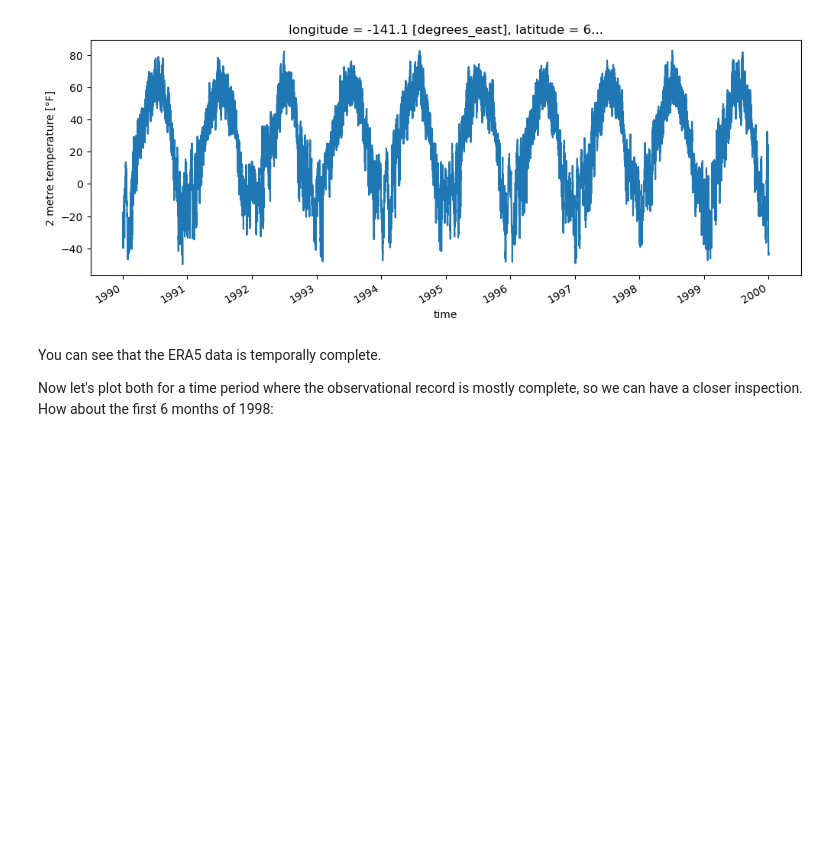
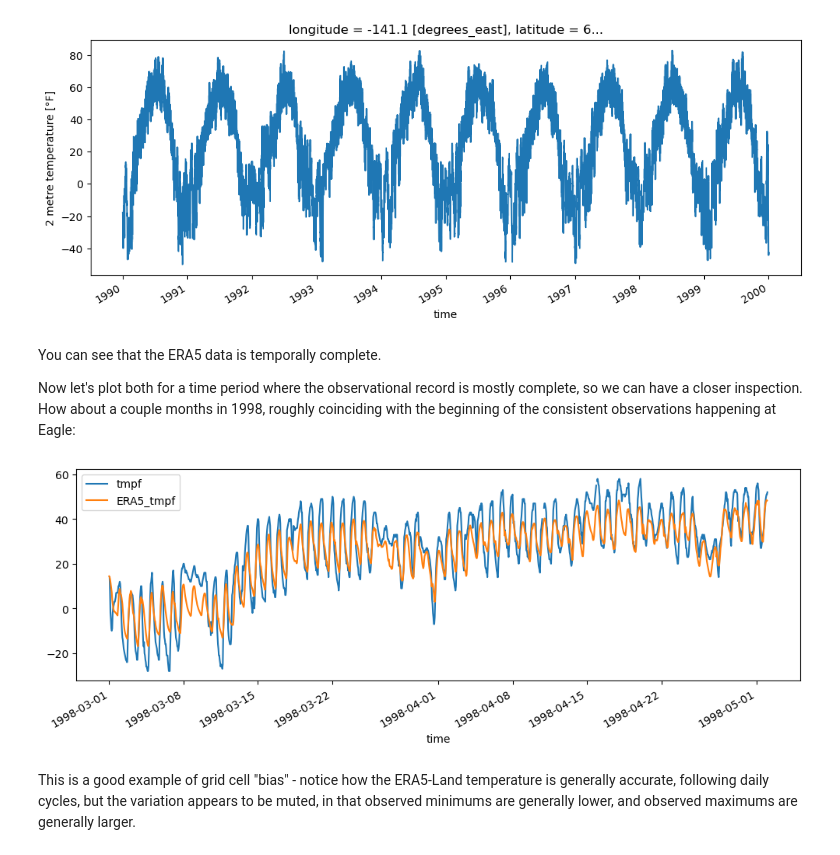
Before and after one commit to ua-snap/ardac-toolbox, a Jupyter notebook: notebooks/bias_correction.ipynb, the cells around one changed output. Saved outputs shown, nothing was run; the diff lists cells and outputs as text; code cells hidden in the pictures; blank space fills up the shorter version.

```diff
--- a/notebooks/bias_correction.ipynb
+++ b/notebooks/bias_correction.ipynb
@@ -109,5 +111,7 @@ The ERA5 2m air temperature data is in Kelvin, so we will want to convert to Fah
 # %%
 t2mF = units.convert_units_to(ds.t2m, "degF")
+# load the data into memory so it's no longer a dask array
+t2mF = t2mF.load()
 t2mF.plot(figsize=(12, 4))
 # %% [output]
 [<matplotlib.lines.Line2D at 0x...>]
@@ -115,4 +119,24 @@ t2mF.plot(figsize=(12, 4))
 # %% [markdown]
 You can see that the ERA5 data is temporally complete.
 
-Now let's plot both for a time period where the observational record is mostly complete, so we can have a closer inspection. How about the first 6 months of 1998:
+Now let's plot both for a time period where the observational record is mostly complete, so we can have a closer inspection. How about a couple months in 1998, roughly coinciding with the beginning of the consistent observations happening at Eagle:
+# %%
+# first we are just pulling out that ERA5 data into a dataframe for a more consistent plotting
+# set an example time slice
+ex_slice = slice("1998-03-01", "1998-05-01")
+era5_srs = t2mF.sel(
+    time=ex_slice,
+    latitude=t2mF.latitude.values[0],
+    longitude=t2mF.longitude.values[0],
+).to_pandas()
+era5_srs.name = "ERA5_tmpf"
+era5_df = pd.DataFrame(era5_srs)
+
+fig, ax = plt.subplots(1, 1, figsize=(12, 4))
+df.loc[ex_slice].plot(ax=ax)
+era5_df.plot(ax=ax)
+plt.show()
+# %% [output]
+[figure, added]
+# %% [markdown]
+This is a good example of grid cell "bias" - notice how the ERA5-Land temperature is generally accurate, following daily cycles, but the variation appears to be muted, in that observed minimums are generally lower, and observed maximums are generally larger.
```
Also changed, not shown: parts of 23 cells of this notebook.
